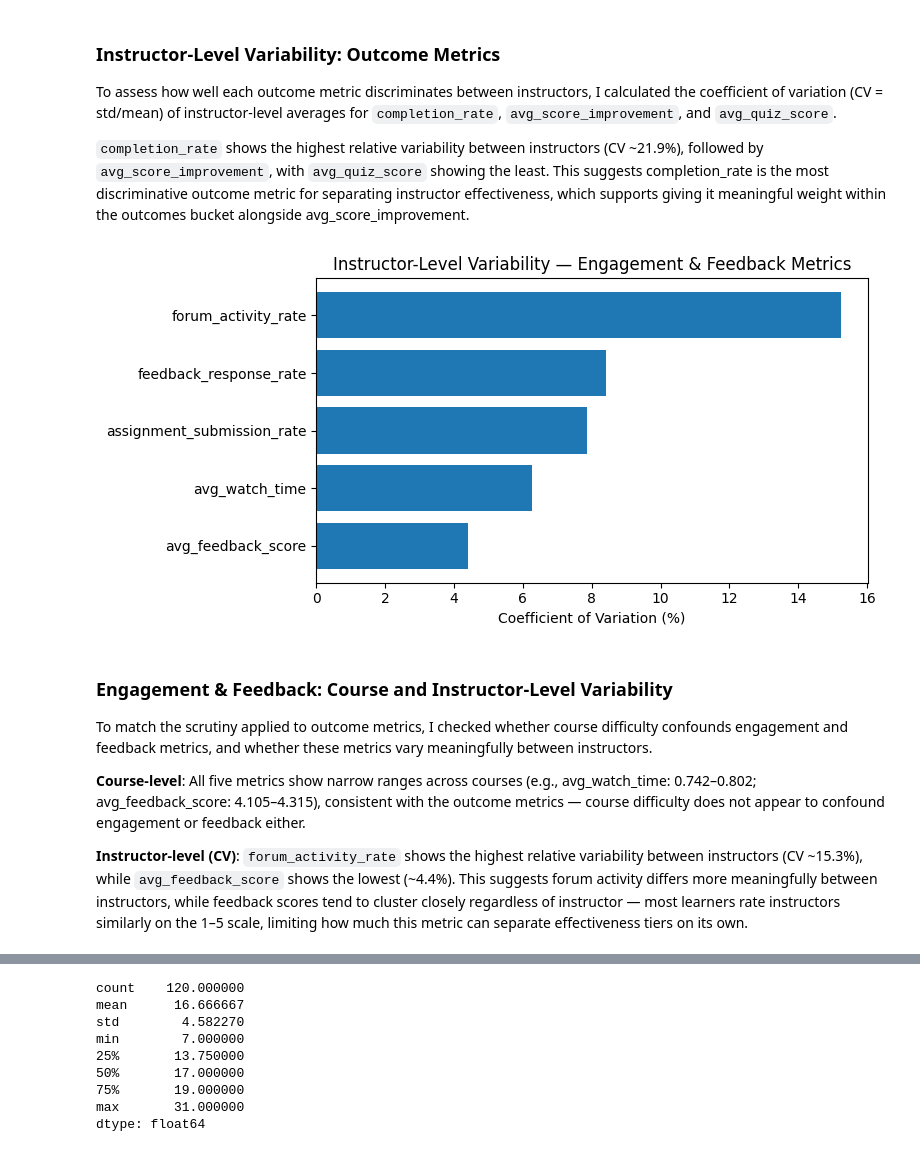
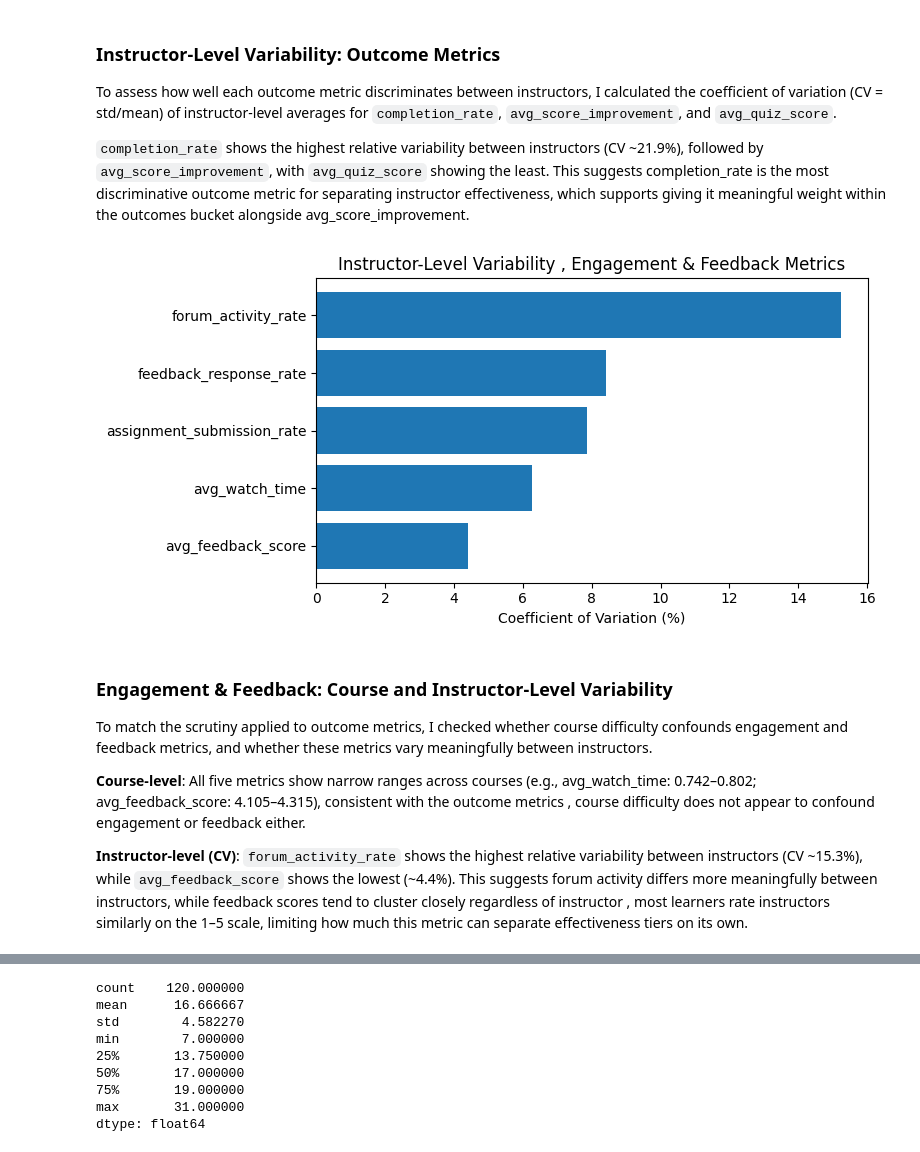
Before and after one commit to AiVeN001/Instructor-effectiveness-modeling, a Jupyter notebook: Assignment.ipynb, the cells around one changed output, grey strips where cells are left out. Saved outputs shown, nothing was run; the diff lists cells and outputs as text; code cells hidden in the pictures.

```diff
--- a/Assignment.ipynb
+++ b/Assignment.ipynb
@@ -394,21 +394,21 @@ avg_score_improvement.
 # %%
 eng_feed_cv = {}
 for col in ['avg_watch_time', 'assignment_submission_rate', 'forum_activity_rate',
             'avg_feedback_score', 'feedback_response_rate']:
     g = data.groupby('instructor_id')[col].mean()
     eng_feed_cv[col] = (g.std() / g.mean()) * 100
 
 eng_feed_cv_series = pd.Series(eng_feed_cv).sort_values()
 
 plt.figure(figsize=(8,4))
 plt.barh(eng_feed_cv_series.index, eng_feed_cv_series.values)
 plt.xlabel('Coefficient of Variation (%)')
-plt.title('Instructor-Level Variability — Engagement & Feedback Metrics')
+plt.title('Instructor-Level Variability , Engagement & Feedback Metrics')
 plt.tight_layout()
-plt.savefig('Instructor-Level Variability — Engagement & Feedback Metrics.png')
+plt.savefig('Instructor-Level Variability , Engagement & Feedback Metrics.png')
 plt.show()
 # %% [output]
-[figure, old version]
+[figure, new version]
 # %% [markdown]
 ### Engagement & Feedback: Course and Instructor-Level Variability
 
@@ -418,14 +418,14 @@ metrics vary meaningfully between instructors.
 
 **Course-level**: All five metrics show narrow ranges across courses
 (e.g., avg_watch_time: 0.742–0.802; avg_feedback_score: 4.105–4.315),
-consistent with the outcome metrics — course difficulty does not appear
+consistent with the outcome metrics , course difficulty does not appear
 to confound engagement or feedback either.
 
 **Instructor-level (CV)**: `forum_activity_rate` shows the highest relative
 variability between instructors (CV ~15.3%), while `avg_feedback_score`
 shows the lowest (~4.4%). This suggests forum activity differs more
 meaningfully between instructors, while feedback scores tend to cluster
-closely regardless of instructor — most learners rate instructors similarly
+closely regardless of instructor , most learners rate instructors similarly
 on the 1–5 scale, limiting how much this metric can separate effectiveness
 tiers on its own.
 # %% [markdown]
```
Also changed, not shown: parts of 16 cells of this notebook, 3 other files.
